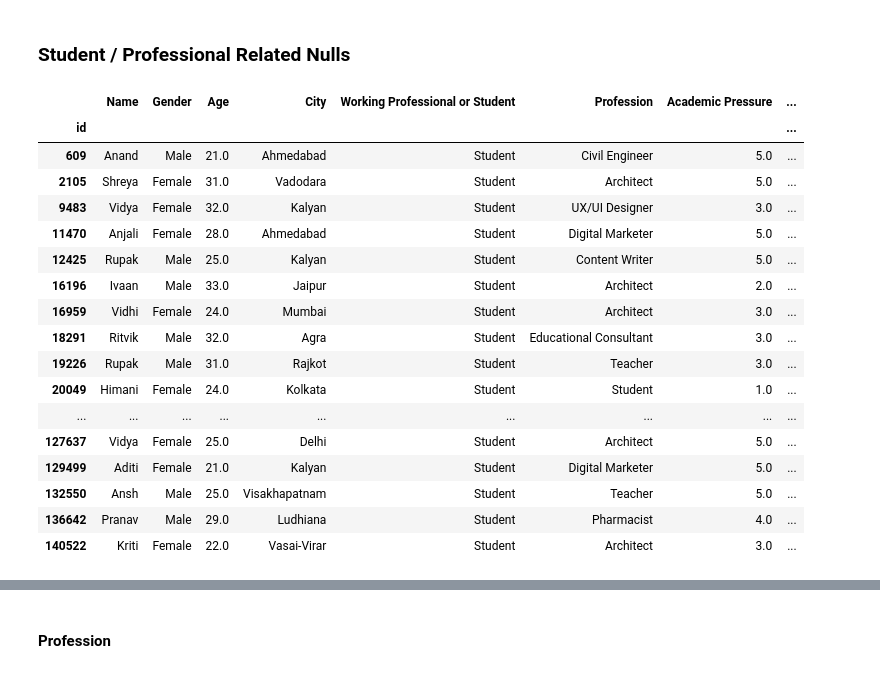
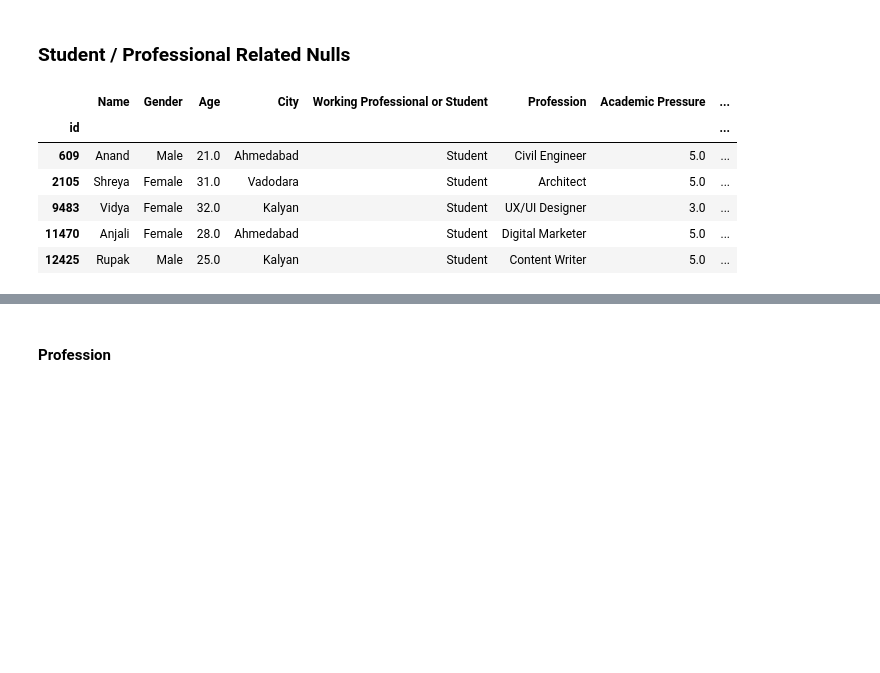
Before and after one commit to Omer-Z/Kaggle_Tasks, a Jupyter notebook: Mental_Health/src/analysis.ipynb, the cells around one changed output, grey strips where cells are left out. Drawn from its saved outputs; the diff is of its cells as text; code cells hidden in the pictures; blank space fills up the shorter version.

```diff
--- a/Mental_Health/src/analysis.ipynb
+++ b/Mental_Health/src/analysis.ipynb
@@ -227,26 +218,15 @@ train_data = train_data_raw.copy()
 # %% [markdown]
 ### Student  / Professional Related Nulls
 # %%
-train_data.loc[(train_data['Working Professional or Student']=='Student') & ( ~train_data['Profession'].isna())]
+train_data.loc[(train_data['Working Professional or Student']=='Student') & ( ~train_data['Profession'].isna())].head()
 # %% [output]
 |  | Name | Gender | Age | City | Working Professional or Student | Profession | Academic Pressure | ... |
 | id |  |  |  |  |  |  |  | ... |
 | 609 | Anand | Male | 21.0 | Ahmedabad | Student | Civil Engineer | 5.0 | ... |
 | 2105 | Shreya | Female | 31.0 | Vadodara | Student | Architect | 5.0 | ... |
 | 9483 | Vidya | Female | 32.0 | Kalyan | Student | UX/UI Designer | 3.0 | ... |
 | 11470 | Anjali | Female | 28.0 | Ahmedabad | Student | Digital Marketer | 5.0 | ... |
 | 12425 | Rupak | Male | 25.0 | Kalyan | Student | Content Writer | 5.0 | ... |
-| 16196 | Ivaan | Male | 33.0 | Jaipur | Student | Architect | 2.0 | ... |
-| 16959 | Vidhi | Female | 24.0 | Mumbai | Student | Architect | 3.0 | ... |
-| 18291 | Ritvik | Male | 32.0 | Agra | Student | Educational Consultant | 3.0 | ... |
-| 19226 | Rupak | Male | 31.0 | Rajkot | Student | Teacher | 3.0 | ... |
-| 20049 | Himani | Female | 24.0 | Kolkata | Student | Student | 1.0 | ... |
-| ... | ... | ... | ... | ... | ... | ... | ... | ... |
-| 127637 | Vidya | Female | 25.0 | Delhi | Student | Architect | 5.0 | ... |
-| 129499 | Aditi | Female | 21.0 | Kalyan | Student | Digital Marketer | 5.0 | ... |
-| 132550 | Ansh | Male | 25.0 | Visakhapatnam | Student | Teacher | 5.0 | ... |
-| 136642 | Pranav | Male | 29.0 | Ludhiana | Student | Pharmacist | 4.0 | ... |
-| 140522 | Kriti | Female | 22.0 | Vasai-Virar | Student | Architect | 3.0 | ... |
 # %%
 train_data.loc[train_data['Working Professional or Student']=='Student', 'Profession'].value_counts(dropna=False)
 # %% [output]
```
Also changed, not shown: parts of 57 cells of this notebook.
